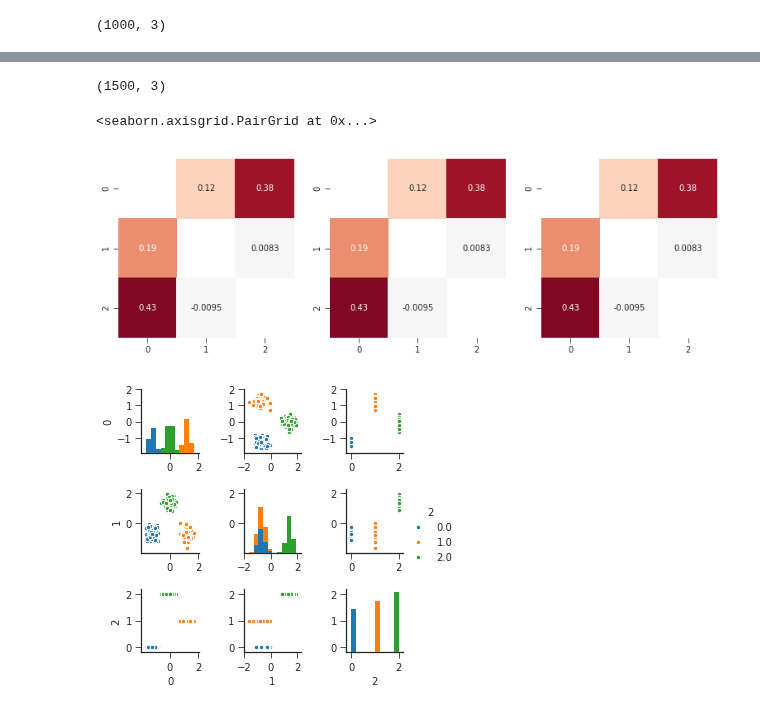
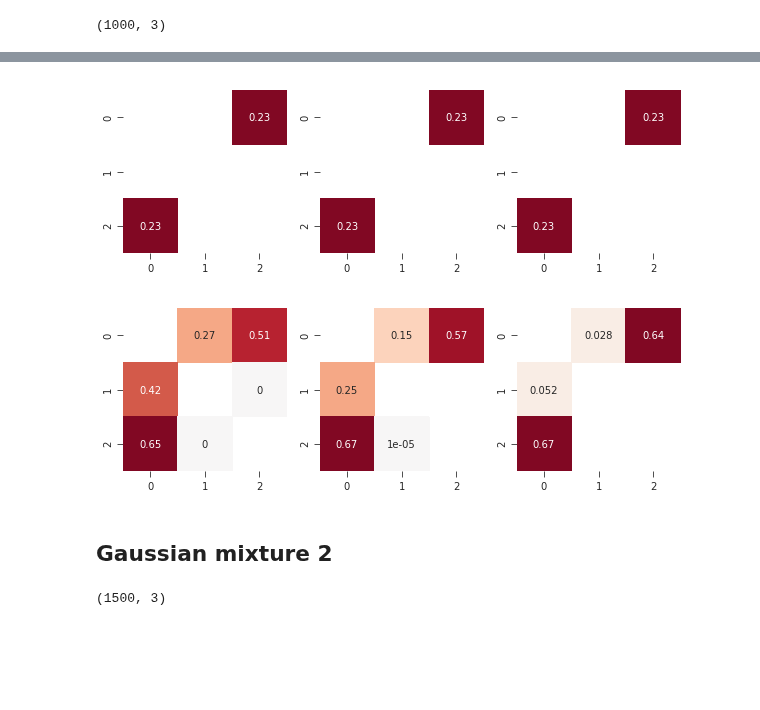
Before and after one commit to y-takashina/density_ratio, a Jupyter notebook: cmi-estimation-performance.ipynb, the cells around one changed output, grey strips where cells are left out. Saved outputs shown, nothing was run; the diff lists cells and outputs as text; code cells hidden in the pictures; blank space fills up the shorter version.

```diff
--- a/cmi-estimation-performance.ipynb
+++ b/cmi-estimation-performance.ipynb
@@ -171 +129,32 @@ plt.legend()
+# %%
+def heat_mi(X, ks=[3, 5, 15]):
+    m = len(ks)
+    f, axes = plt.subplots(1, m, figsize=[3 * m + 1, 3])
+    n, d = X.shape
+    for l, k in enumerate(ks):
+        mis = np.eye(d)
+        for i, j in [(i, j) for i in range(d) for j in range(d) if i != j]:
+            x = X[:, [i]]
+            y = X[:, [j]]
+            mis[i, j] = mutual_information_knn(x, y, k=3)
+
+        mis[mis < 0] = None
+        mis[np.eye(d, dtype=bool)] = None
+        sns.heatmap(mis, annot=True, ax=axes[l], center=0, cmap=palette, cbar=False)
+
+def heat_cmi(X, ks=[3, 5, 15]):
+    m = len(ks)
+    f, axes = plt.subplots(1, m, figsize=[3 * m + 1, 3])
+    n, d = X.shape
+    for l, k in enumerate(ks):
+        cmis = np.eye(d)
+        for i, j in [(i, j) for i in range(d) for j in range(d) if i != j]:
+            y = X[:, [j]]
+            xz = X[:, np.arange(d) != j]
+            z = X[:, (np.arange(d) != i) & (np.arange(d) != j)]
+            cmis[i, j] = mutual_information_knn(xz, y, k=k) - mutual_information_knn(y, z, k=k)
+
+        cmis[cmis < 0] = None
+        cmis[np.eye(d, dtype=bool)] = None
+        sns.heatmap(cmis, annot=True, ax=axes[l], center=0, cmap=palette, cbar=False)
 # %% [markdown]
@@ -208,3 +177,11 @@ sns.pairplot(pd.DataFrame(X).sample(300), size=1.5, plot_kws={"s": 20}, hue=2)
+# %%
+heat_mi(X)
+heat_cmi(X)
+# %% [output]
+[figure, added]
+[figure, added]
+# %% [markdown]
+## Gaussian mixture 2
 # %%
 cluster = np.arange(1500)
 cluster[cluster < 500] = 0
@@ -237,10 +198,0 @@ cmis_knn15[np.eye(3, dtype=bool)] = None
-# %%
-f, axes = plt.subplots(1, 3, figsize=[13, 4])
-sns.heatmap(cmis_knn3, annot=True, ax=axes[0], center=0, cmap=palette, cbar=False)
-sns.heatmap(cmis_knn3, annot=True, ax=axes[1], center=0, cmap=palette, cbar=False)
-sns.heatmap(cmis_knn3, annot=True, ax=axes[2], center=0, cmap=palette, cbar=False)
-sns.pairplot(pd.DataFrame(X).sample(300), size=1.5, plot_kws={"s": 20}, hue=2)
-# %% [output]
-<seaborn.axisgrid.PairGrid at 0x...>
-[figure, removed]
-[figure, removed]
```
Also changed, not shown: parts of 26 cells of this notebook, 1 other file.
